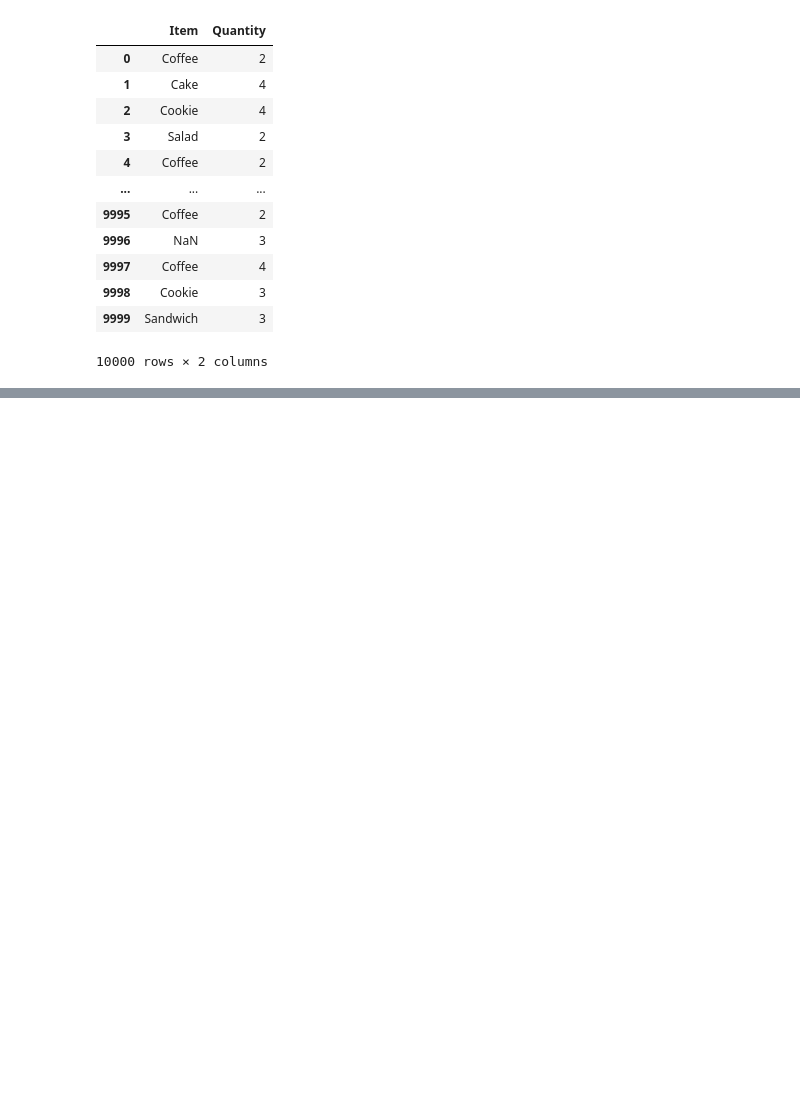
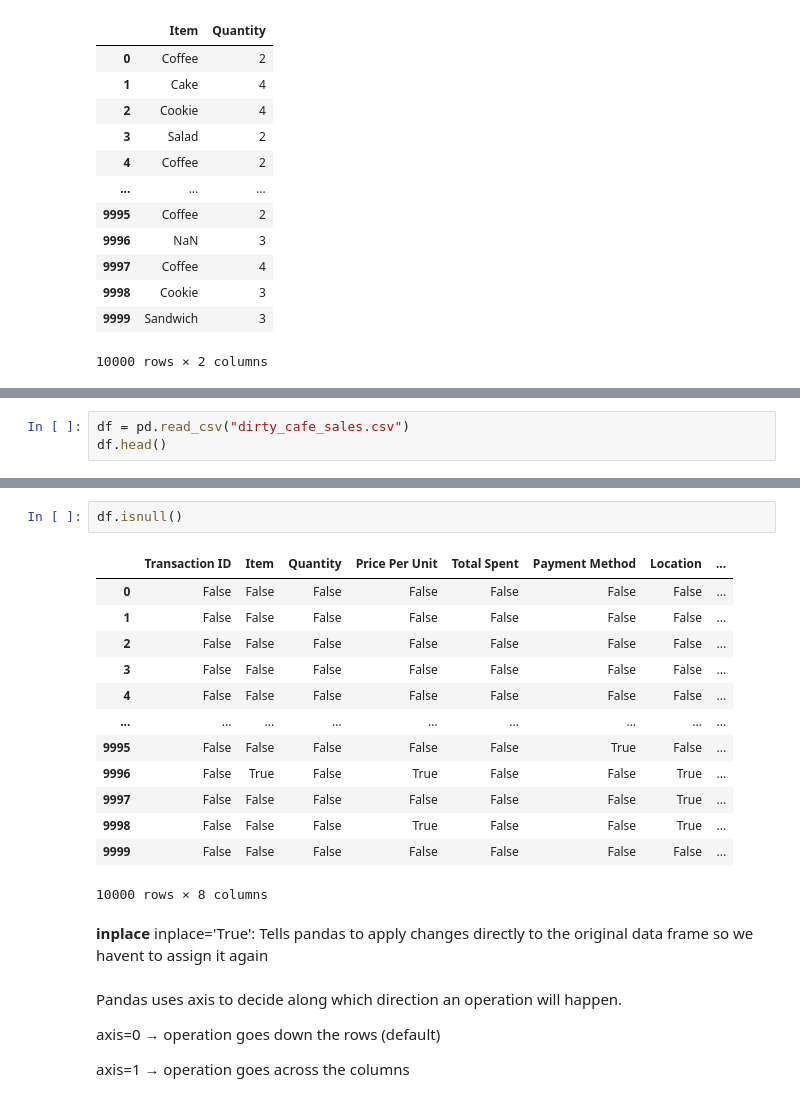
Before and after one commit to ShaazCode/Python-Libraries---EDA, a Jupyter notebook: Pandas.ipynb, the cells around one changed output, grey strips where cells are left out. Saved outputs shown, nothing was run; the diff lists cells and outputs as text; blank space fills up the shorter version.

```diff
--- a/Pandas.ipynb
+++ b/Pandas.ipynb
@@ -254,0 +303,3 @@ df[['Item', 'Quantity']]
+# %%
+df = pd.read_csv("dirty_cafe_sales.csv")
+df.head()
@@ -254,0 +313,25 @@ df[['Item', 'Quantity']]
+# %%
+df.isnull()
+# %% [output]
+|  | Transaction ID | Item | Quantity | Price Per Unit | Total Spent | Payment Method | Location | ... |
+| 0 | False | False | False | False | False | False | False | ... |
+| 1 | False | False | False | False | False | False | False | ... |
+| 2 | False | False | False | False | False | False | False | ... |
+| 3 | False | False | False | False | False | False | False | ... |
+| 4 | False | False | False | False | False | False | False | ... |
+| ... | ... | ... | ... | ... | ... | ... | ... | ... |
+| 9995 | False | False | False | False | False | True | False | ... |
+| 9996 | False | True | False | True | False | False | True | ... |
+| 9997 | False | False | False | False | False | False | True | ... |
+| 9998 | False | False | False | True | False | False | True | ... |
+| 9999 | False | False | False | False | False | False | False | ... |
+10000 rows × 8 columns
+# %% [markdown]
+**inplace**
+inplace='True': Tells pandas to apply changes directly to the original data frame so we havent to assign it again
+# %% [markdown]
+Pandas uses axis to decide along which direction an operation will happen.
+
+axis=0 → operation goes down the rows (default)
+
+axis=1 → operation goes across the columns
```
Also changed, not shown: parts of 39 cells of this notebook.
